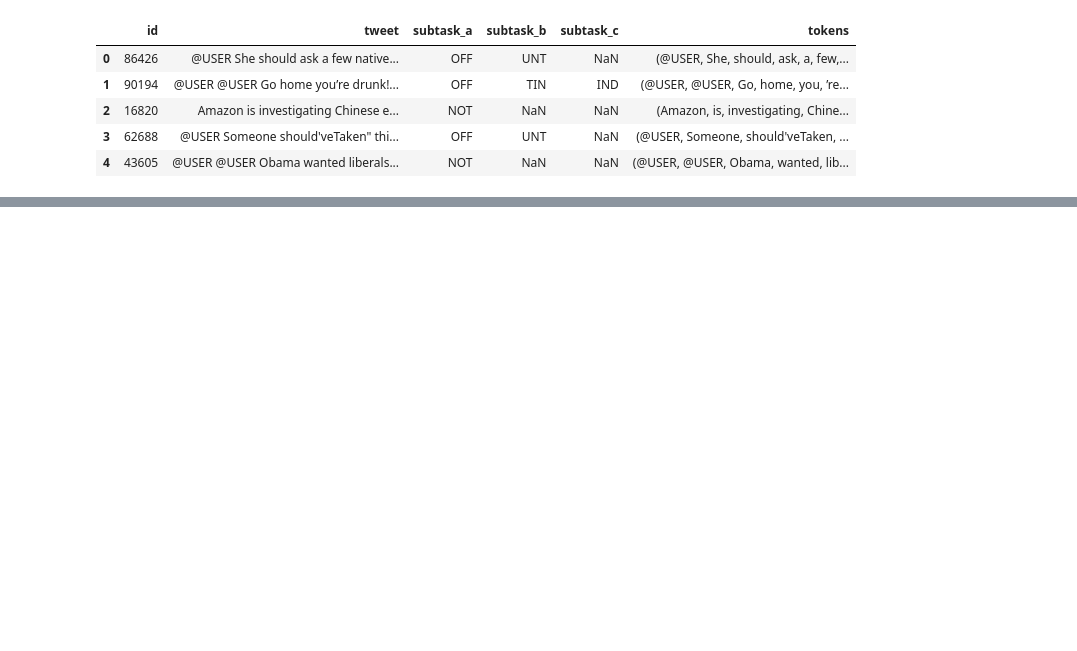
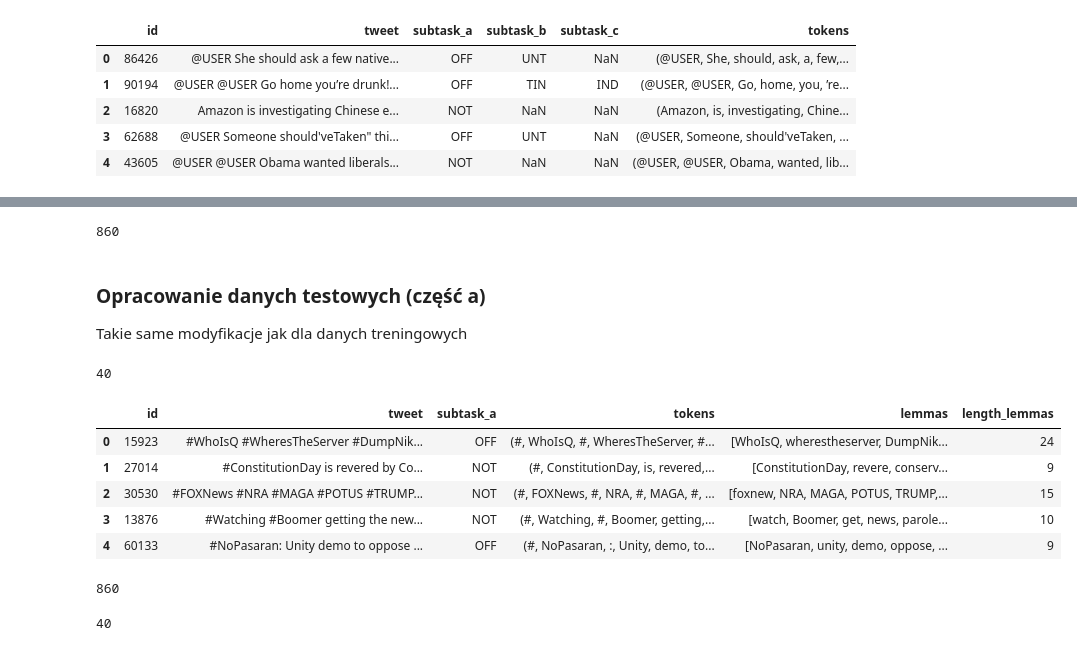
Before and after one commit to python-wizard-old/pytorch_offensive-language-classification, a Jupyter notebook: offensive_language.ipynb, the cells around one changed output, grey strips where cells are left out. Saved outputs shown, nothing was run; the diff lists cells and outputs as text; code cells hidden in the pictures; blank space fills up the shorter version.

```diff
--- a/offensive_language.ipynb
+++ b/offensive_language.ipynb
@@ -82,0 +103,6 @@ max_length_tweet = max(tweets['length_lemmas'])
+# %%
+labels_level_a = pd.read_csv('data/labels-levela.csv', header=None)
+# %%
+labels_level_a = labels_level_a.rename(columns={0:'id', 1:'subtask_a'})
+# %%
+test_a = pd.merge(test_level_a, labels_level_a, on = "id", how = "inner")
@@ -82,0 +118,34 @@ max_length_tweet = max(tweets['length_lemmas'])
+# %%
+len(test_a)
+# %% [output]
+860
+# %% [markdown]
+### Opracowanie danych testowych (część a)
+Takie same modyfikacje jak dla danych treningowych
+# %%
+test_a['tokens'] = test_a['tweet'].apply(nlp)
+test_a['lemmas'] = test_a['tokens'].apply \
+    (lambda list_tokens : [token.lemma_.strip() for token in list_tokens if ('@' not in token.lemma_ \
+                                                                             and '#' not in token.lemma_ and 'url' not in token.lemma_ \
+                                                                             and not token.is_stop and not token.is_punct and token.lemma_ != ' ' \
+                                                                             and token.lemma_ != '  ' and token.lemma_ != '   ' \
+                                                                             and token.lemma_ != '    ')])
+
+test_a['length_lemmas'] = test_a['lemmas'].apply(lambda row: len(row))
+# %%
+max(test_a['length_lemmas'])
+# %% [output]
+40
+# %%
+test_a.head()
+# %% [output]
+|  | id | tweet | subtask_a | tokens | lemmas | length_lemmas |
+| 0 | 15923 | #WhoIsQ #WheresTheServer #DumpNik... | OFF | (#, WhoIsQ, #, WheresTheServer, #... | [WhoIsQ, wherestheserver, DumpNik... | 24 |
+| 1 | 27014 | #ConstitutionDay is revered by Co... | NOT | (#, ConstitutionDay, is, revered,... | [ConstitutionDay, revere, conserv... | 9 |
+| 2 | 30530 | #FOXNews #NRA #MAGA #POTUS #TRUMP... | NOT | (#, FOXNews, #, NRA, #, MAGA, #, ... | [foxnew, NRA, MAGA, POTUS, TRUMP,... | 15 |
+| 3 | 13876 | #Watching #Boomer getting the new... | NOT | (#, Watching, #, Boomer, getting,... | [watch, Boomer, get, news, parole... | 10 |
+| 4 | 60133 | #NoPasaran: Unity demo to oppose ... | OFF | (#, NoPasaran, :, Unity, demo, to... | [NoPasaran, unity, demo, oppose, ... | 9 |
+# %%
+len(test_a)
+# %% [output]
+860
@@ -82,0 +154,4 @@ max_length_tweet = max(tweets['length_lemmas'])
+# %%
+max_length_tweet_test
+# %% [output]
+40
```
Also changed, not shown: parts of 76 cells of this notebook, 1 other file.
